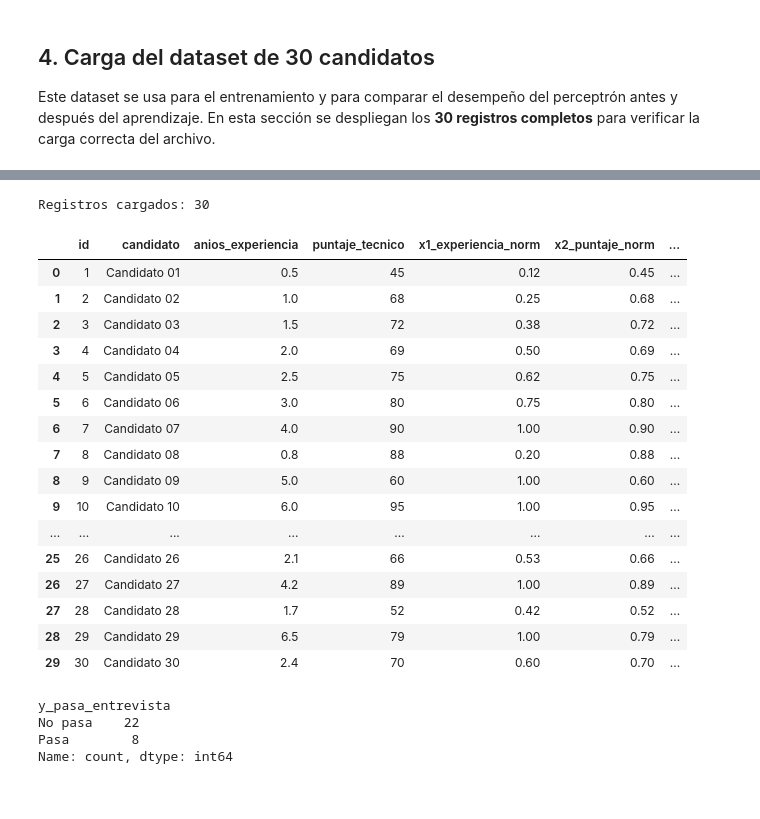
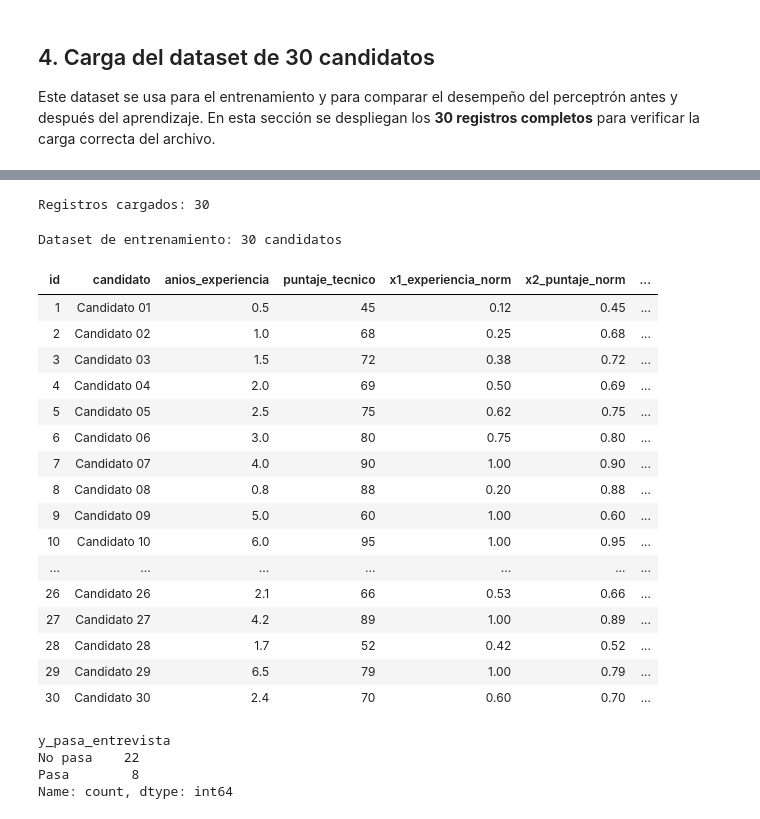
Before and after one commit to antoniot73/perceptron-candidatos-cv, a Jupyter notebook: notebooks/practica_perceptron_candidatos.ipynb, the cells around one changed output, grey strips where cells are left out. Saved outputs shown, nothing was run; the diff lists cells and outputs as text; code cells hidden in the pictures.

Commit message:
Actualiza version final del proyecto perceptron candidatos

```diff
--- a/notebooks/practica_perceptron_candidatos.ipynb
+++ b/notebooks/practica_perceptron_candidatos.ipynb
@@ -303,11 +401,14 @@ Las gráficas muestran los criterios mínimos de aprobación y la frontera apren
 
 Este dataset se usa para el entrenamiento y para comparar el desempeño del perceptrón antes y después del aprendizaje. En esta sección se despliegan los **30 registros completos** para verificar la carga correcta del archivo.
 # %%
-# Carga el dataset de entrenamiento y muestra los 30 registros para inspección completa.
+# Carga el dataset de entrenamiento y muestra los 30 registros en una ventana con scroll.
 
 train_df = load_training_dataset(DATA_DIR / "candidatos_30.csv")
 
 print(f"Registros cargados: {len(train_df)}")
-with pd.option_context("display.max_rows", 30, "display.max_columns", None):
-    display(train_df)
+display_scrollable_dataframe(
+    train_df,
+    height_px=430,
+    title="Dataset de entrenamiento: 30 candidatos",
+)
 # %% [output]
@@ -316,21 +417,22 @@ with pd.option_context("display.max_rows", 30, "display.max_columns", None):
 Registros cargados: 30
+Dataset de entrenamiento: 30 candidatos
-|  | id | candidato | anios_experiencia | puntaje_tecnico | x1_experiencia_norm | x2_puntaje_norm | ... |
-| 0 | 1 | Candidato 01 | 0.5 | 45 | 0.12 | 0.45 | ... |
-| 1 | 2 | Candidato 02 | 1.0 | 68 | 0.25 | 0.68 | ... |
-| 2 | 3 | Candidato 03 | 1.5 | 72 | 0.38 | 0.72 | ... |
-| 3 | 4 | Candidato 04 | 2.0 | 69 | 0.50 | 0.69 | ... |
-| 4 | 5 | Candidato 05 | 2.5 | 75 | 0.62 | 0.75 | ... |
-| 5 | 6 | Candidato 06 | 3.0 | 80 | 0.75 | 0.80 | ... |
-| 6 | 7 | Candidato 07 | 4.0 | 90 | 1.00 | 0.90 | ... |
-| 7 | 8 | Candidato 08 | 0.8 | 88 | 0.20 | 0.88 | ... |
-| 8 | 9 | Candidato 09 | 5.0 | 60 | 1.00 | 0.60 | ... |
-| 9 | 10 | Candidato 10 | 6.0 | 95 | 1.00 | 0.95 | ... |
-| ... | ... | ... | ... | ... | ... | ... | ... |
-| 25 | 26 | Candidato 26 | 2.1 | 66 | 0.53 | 0.66 | ... |
-| 26 | 27 | Candidato 27 | 4.2 | 89 | 1.00 | 0.89 | ... |
-| 27 | 28 | Candidato 28 | 1.7 | 52 | 0.42 | 0.52 | ... |
-| 28 | 29 | Candidato 29 | 6.5 | 79 | 1.00 | 0.79 | ... |
-| 29 | 30 | Candidato 30 | 2.4 | 70 | 0.60 | 0.70 | ... |
+| id | candidato | anios_experiencia | puntaje_tecnico | x1_experiencia_norm | x2_puntaje_norm | ... |
+| 1 | Candidato 01 | 0.5 | 45 | 0.12 | 0.45 | ... |
+| 2 | Candidato 02 | 1.0 | 68 | 0.25 | 0.68 | ... |
+| 3 | Candidato 03 | 1.5 | 72 | 0.38 | 0.72 | ... |
+| 4 | Candidato 04 | 2.0 | 69 | 0.50 | 0.69 | ... |
+| 5 | Candidato 05 | 2.5 | 75 | 0.62 | 0.75 | ... |
+| 6 | Candidato 06 | 3.0 | 80 | 0.75 | 0.80 | ... |
+| 7 | Candidato 07 | 4.0 | 90 | 1.00 | 0.90 | ... |
+| 8 | Candidato 08 | 0.8 | 88 | 0.20 | 0.88 | ... |
+| 9 | Candidato 09 | 5.0 | 60 | 1.00 | 0.60 | ... |
+| 10 | Candidato 10 | 6.0 | 95 | 1.00 | 0.95 | ... |
+| ... | ... | ... | ... | ... | ... | ... |
+| 26 | Candidato 26 | 2.1 | 66 | 0.53 | 0.66 | ... |
+| 27 | Candidato 27 | 4.2 | 89 | 1.00 | 0.89 | ... |
+| 28 | Candidato 28 | 1.7 | 52 | 0.42 | 0.52 | ... |
+| 29 | Candidato 29 | 6.5 | 79 | 1.00 | 0.79 | ... |
+| 30 | Candidato 30 | 2.4 | 70 | 0.60 | 0.70 | ... |
 # %%
 # Resume la distribución de clases del conjunto de entrenamiento.
 
```
Also changed, not shown: parts of 15 cells of this notebook, 5 other files.
